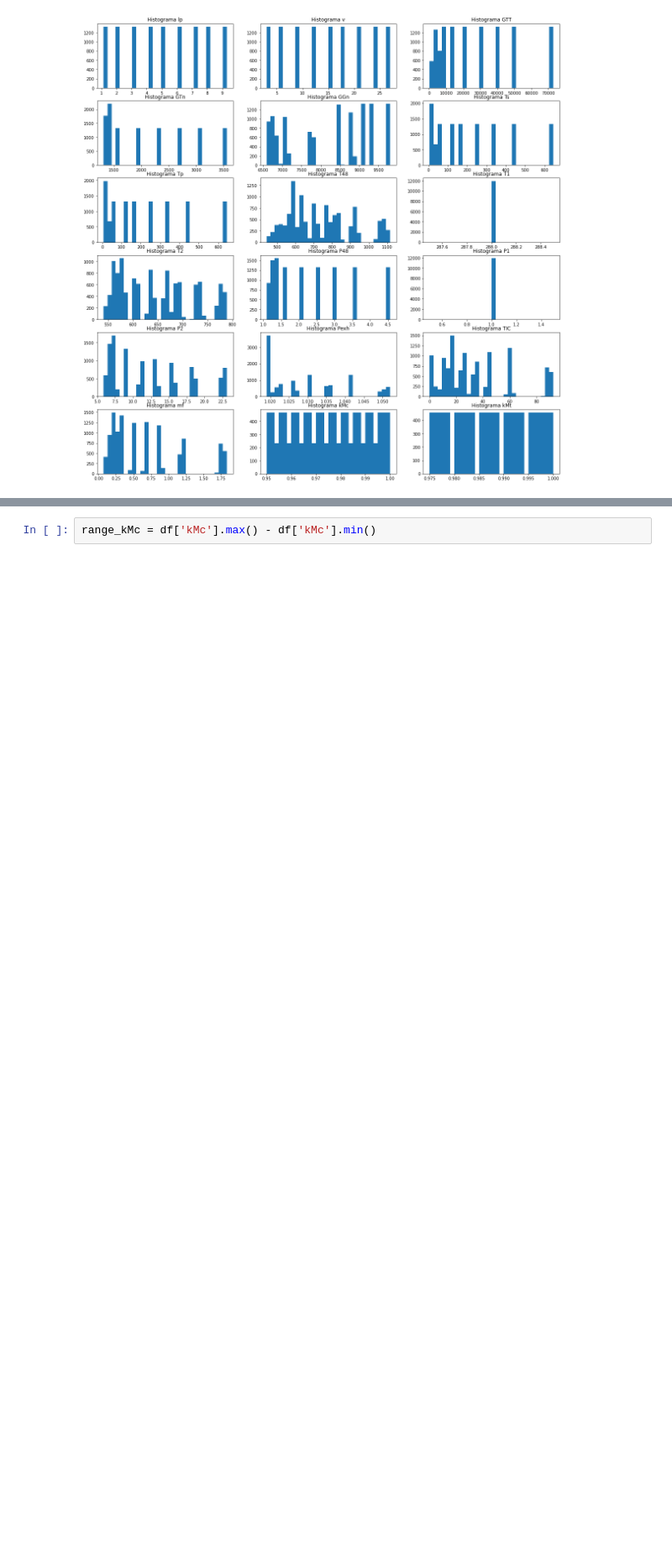
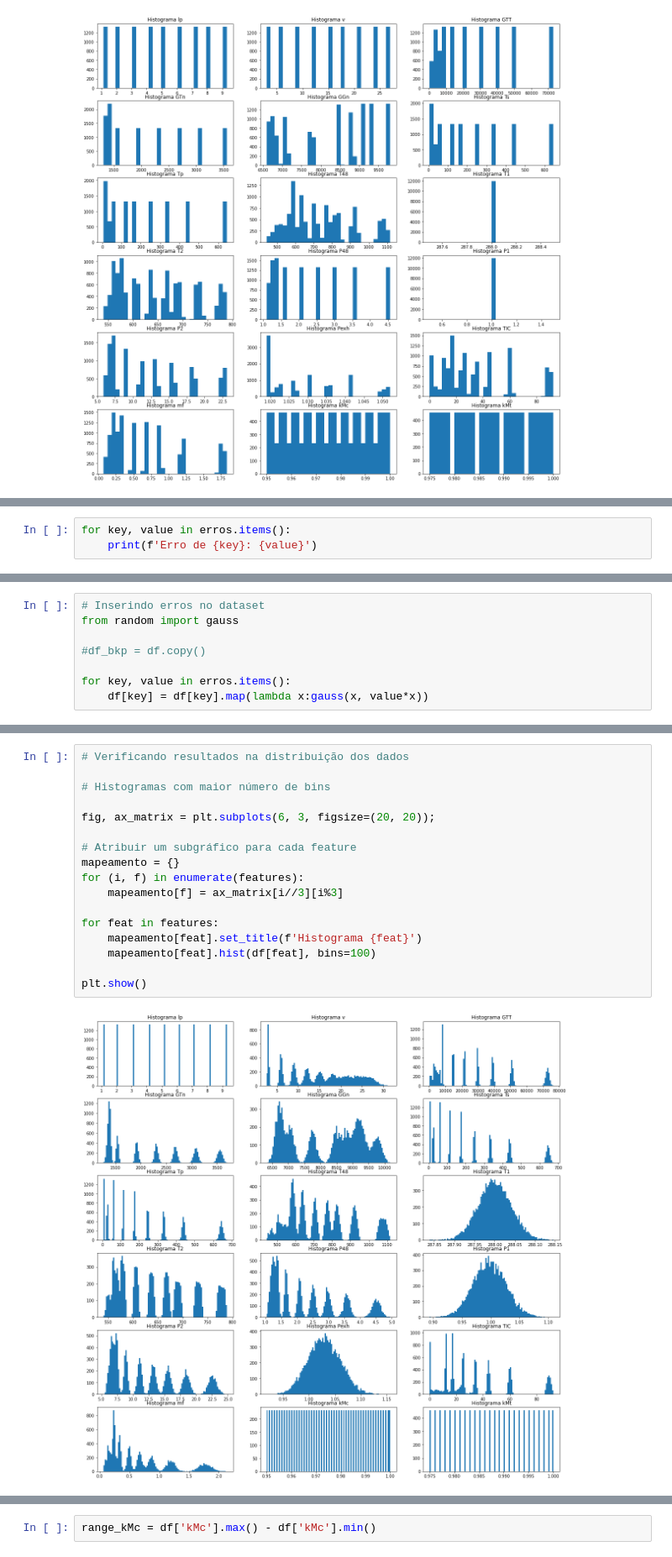
Before and after one commit to rafaelschena/naval_predictive_maintenance, a Jupyter notebook: Manutencao_Preditiva_Propulsao_Diferentes_Targets_Com_Erro_Medicao.ipynb, the cells around one changed output, grey strips where cells are left out. Shown at 84% size. Cells and saved outputs as stored; diff of their text form; blank space fills up the shorter version.

Commit message:
Feita análise com erros de medição no dataset

```diff
--- a/Manutencao_Preditiva_Propulsao_Diferentes_Targets_Com_Erro_Medicao.ipynb
+++ b/Manutencao_Preditiva_Propulsao_Diferentes_Targets_Com_Erro_Medicao.ipynb
@@ -228,0 +288,3 @@ insere_erro(1, 0.05)
+# %%
+for key, value in erros.items():
+    print(f'Erro de {key}: {value}')
@@ -228,0 +310,8 @@ insere_erro(1, 0.05)
+# %%
+# Inserindo erros no dataset
+from random import gauss
+
+#df_bkp = df.copy()
+
+for key, value in erros.items():
+    df[key] = df[key].map(lambda x:gauss(x, value*x))
@@ -229,3 +327,22 @@ insere_erro(1, 0.05)
+# %%
+# Verificando resultados na distribuição dos dados
+
+# Histogramas com maior número de bins
+
+fig, ax_matrix = plt.subplots(6, 3, figsize=(20, 20));
+
+# Atribuir um subgráfico para cada feature
+mapeamento = {}
+for (i, f) in enumerate(features):
+    mapeamento[f] = ax_matrix[i//3][i%3]
+
+for feat in features:
+    mapeamento[feat].set_title(f'Histograma {feat}')
+    mapeamento[feat].hist(df[feat], bins=100)
+
+plt.show()
+# %% [output]
+[figure, added]
 # %% [markdown]
 ### Constatações
 - Os dados não se apresentam na forma de séries temporais, uma vez que não têm associado um timestamp e nenhuma indicação de que estão em uma sequência no tempo;
```
Also changed, not shown: parts of 33 cells of this notebook, 2 other files.
